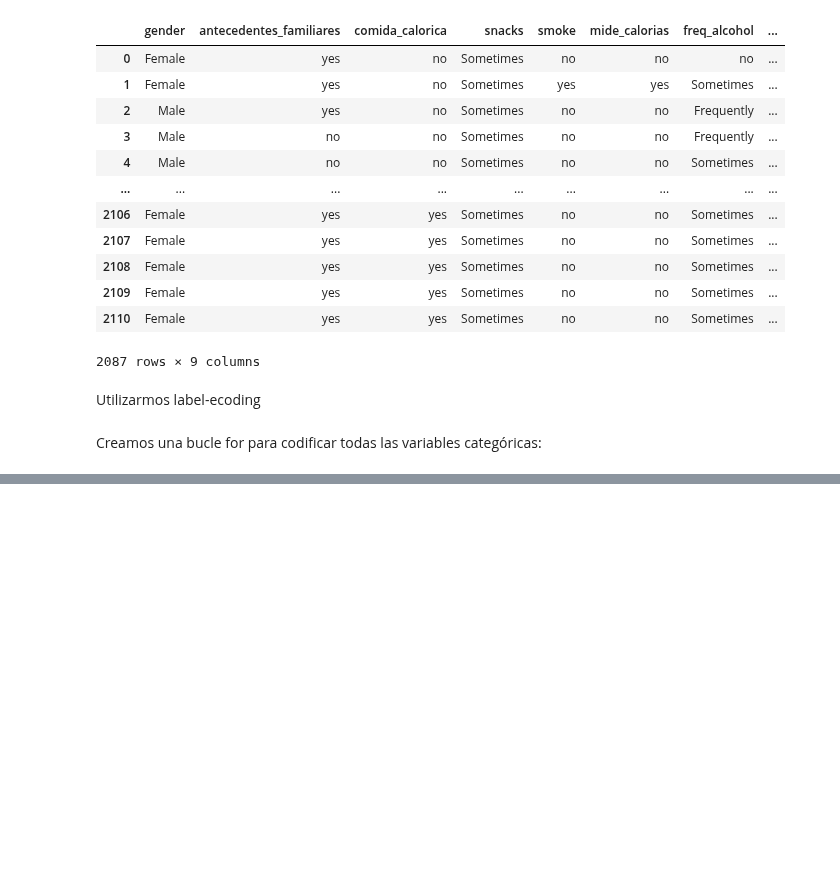
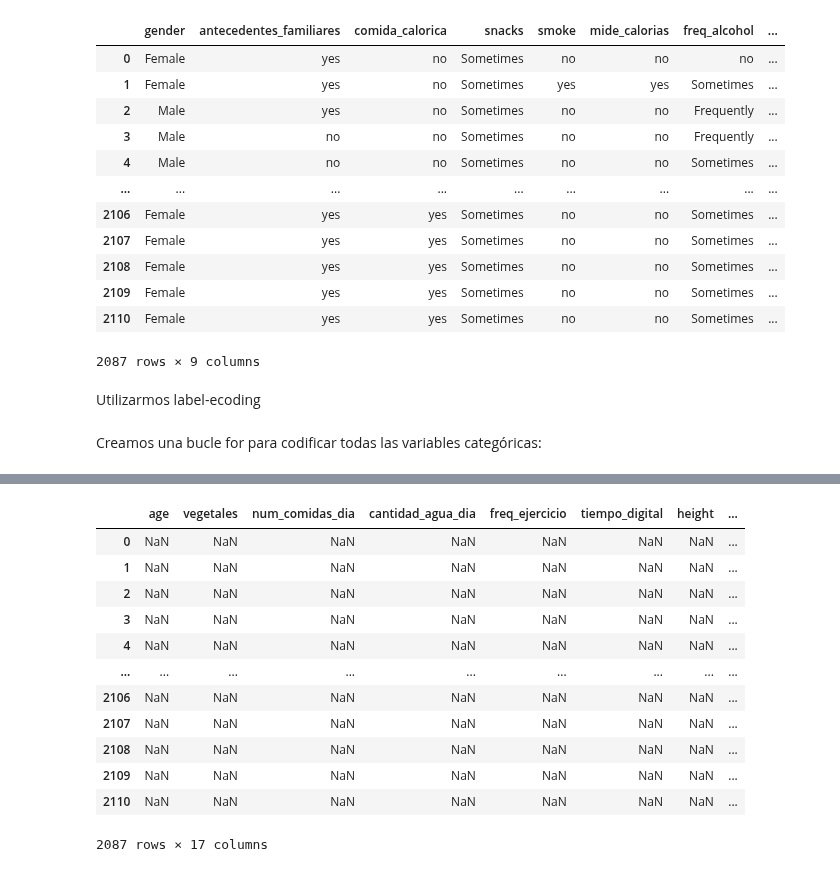
Before and after one commit to Adalab/Adalab-DA-promo-b-modulo-3-sprint-1-Chloe-Diana, a Jupyter notebook: Regresión Logística/modulo-3-ejercicio-14-regresion-logistica-preprocesado.ipynb, the cells around one changed output, grey strips where cells are left out. Cells and saved outputs as stored; diff of their text form; code cells hidden in the pictures; blank space fills up the shorter version.

```diff
--- a/Regresión Logística/modulo-3-ejercicio-14-regresion-logistica-preprocesado.ipynb
+++ b/Regresión Logística/modulo-3-ejercicio-14-regresion-logistica-preprocesado.ipynb
@@ -131,0 +324,16 @@ df.head(3)
+# %%
+df[df.isnull()]
+# %% [output]
+|  | age | vegetales | num_comidas_dia | cantidad_agua_dia | freq_ejercicio | tiempo_digital | height | ... |
+| 0 | NaN | NaN | NaN | NaN | NaN | NaN | NaN | ... |
+| 1 | NaN | NaN | NaN | NaN | NaN | NaN | NaN | ... |
+| 2 | NaN | NaN | NaN | NaN | NaN | NaN | NaN | ... |
+| 3 | NaN | NaN | NaN | NaN | NaN | NaN | NaN | ... |
+| 4 | NaN | NaN | NaN | NaN | NaN | NaN | NaN | ... |
+| ... | ... | ... | ... | ... | ... | ... | ... | ... |
+| 2106 | NaN | NaN | NaN | NaN | NaN | NaN | NaN | ... |
+| 2107 | NaN | NaN | NaN | NaN | NaN | NaN | NaN | ... |
+| 2108 | NaN | NaN | NaN | NaN | NaN | NaN | NaN | ... |
+| 2109 | NaN | NaN | NaN | NaN | NaN | NaN | NaN | ... |
+| 2110 | NaN | NaN | NaN | NaN | NaN | NaN | NaN | ... |
+2087 rows × 17 columns
```
Also changed, not shown: parts of 30 cells of this notebook, 2 other files.
